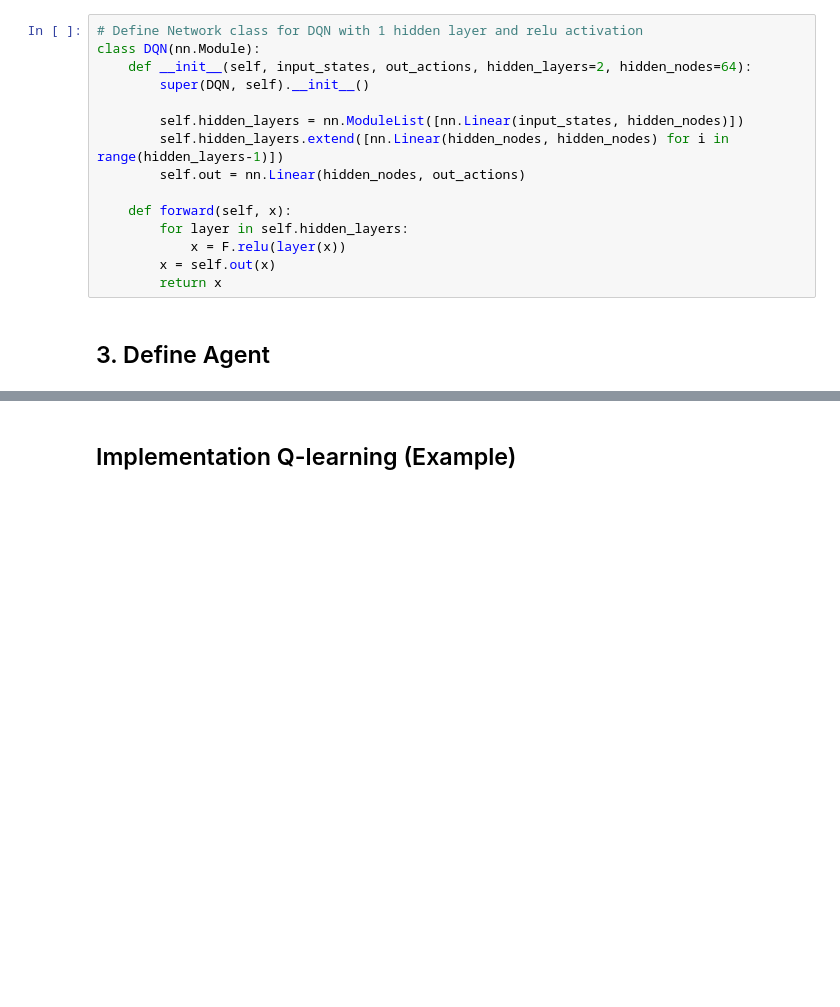
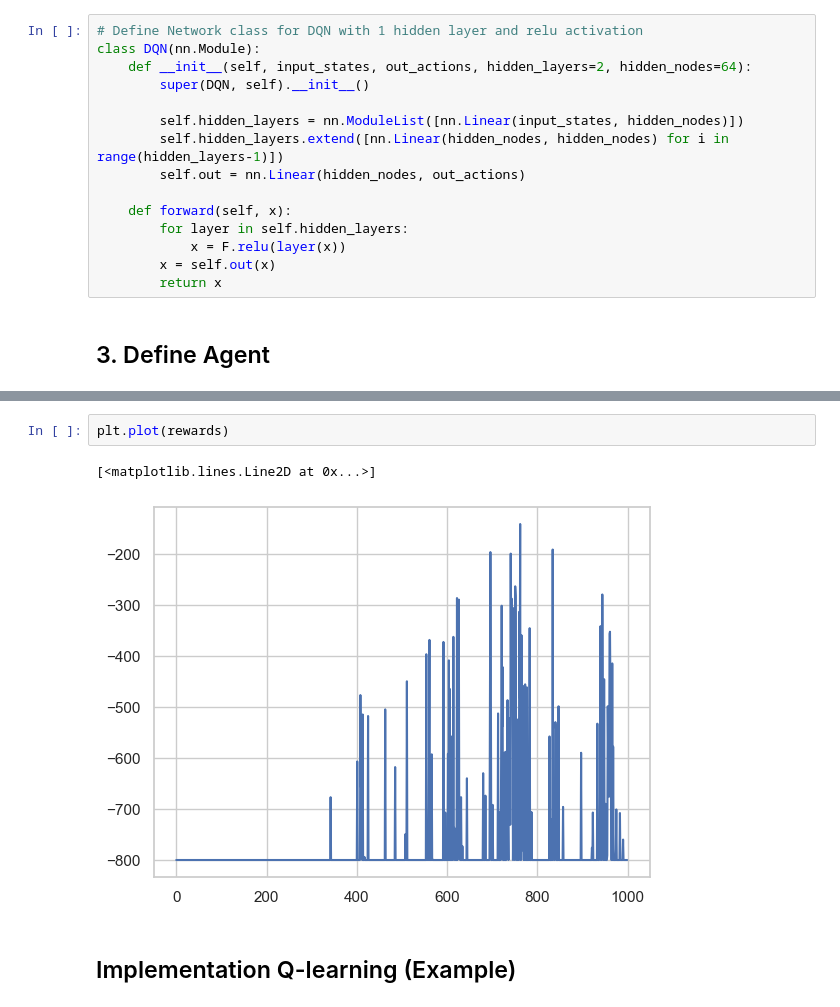
Before and after one commit to LionelSafar/Rolls-Royce-Peak-Plower, a Jupyter notebook: main.ipynb, the cells around one changed output, grey strips where cells are left out. Saved outputs shown, nothing was run; the diff lists cells and outputs as text; blank space fills up the shorter version.

```diff
--- a/main.ipynb
+++ b/main.ipynb
@@ -291,3 +387,8 @@ print(rewards)
+# %%
+plt.plot(rewards)
+# %% [output]
+[<matplotlib.lines.Line2D at 0x...>]
+[figure, added]
 # %% [markdown]
 ## Implementation Q-learning (Example)
 # %%
```
Also changed, not shown: parts of 11 cells of this notebook.
